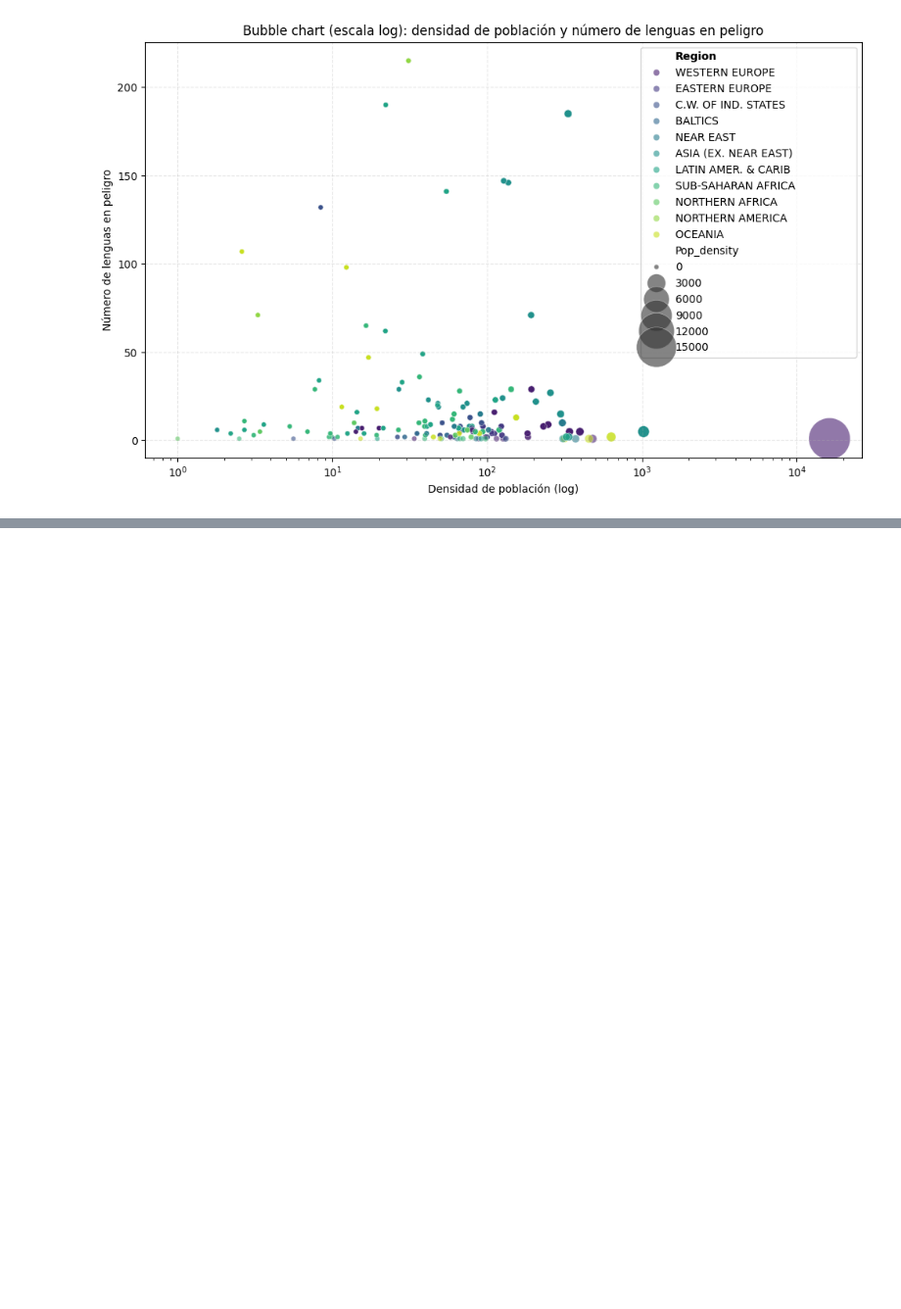
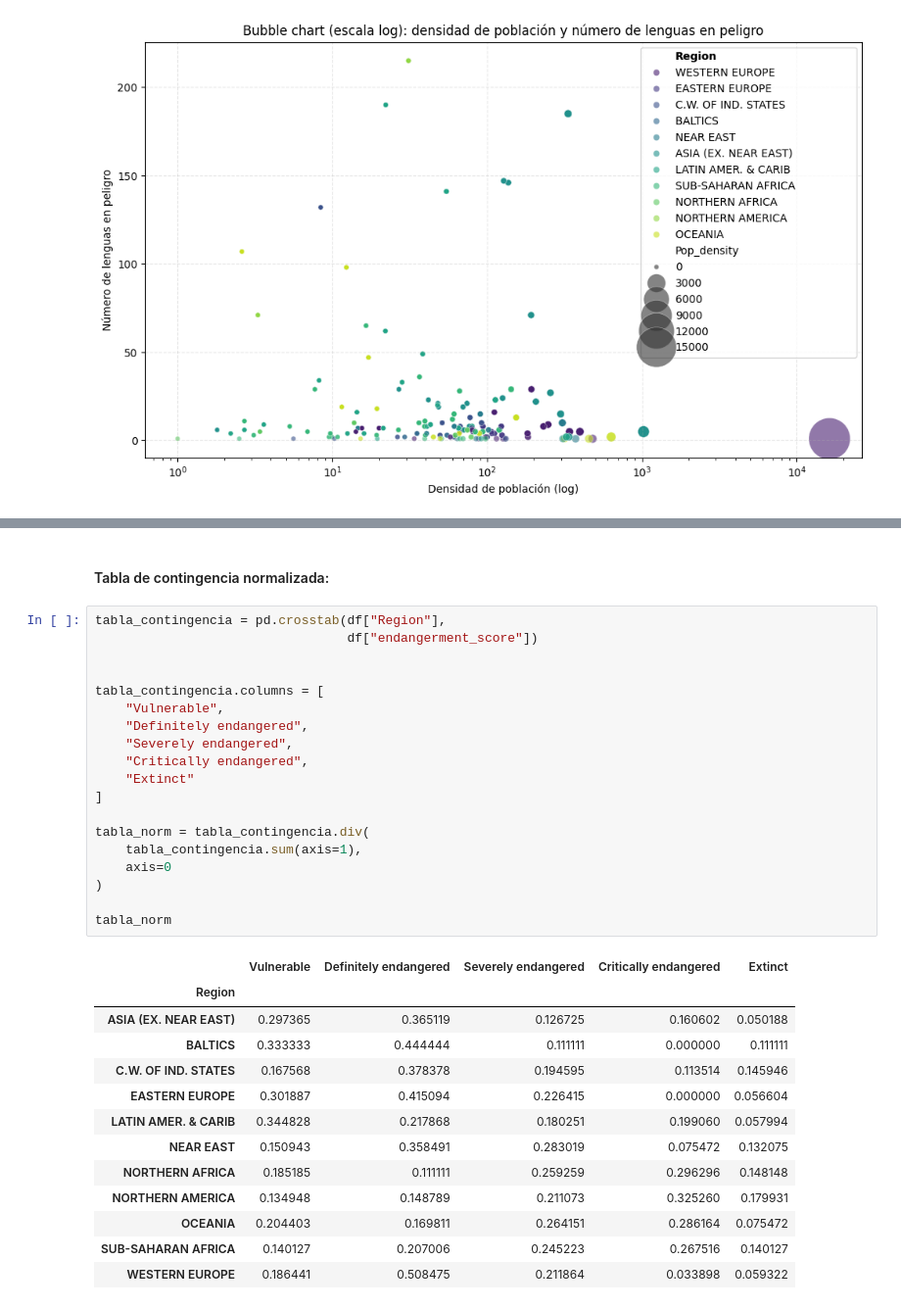
Before and after one commit to mrguezrodriguez/EDA_endangered_languages, a Jupyter notebook: main.ipynb, the cells around one changed output, grey strips where cells are left out. Shown at 98% size. Saved outputs shown, nothing was run; the diff lists cells and outputs as text; blank space fills up the shorter version.

```diff
--- a/main.ipynb
+++ b/main.ipynb
@@ -679,0 +686,35 @@ plt.show()
+# %% [markdown]
+#### Tabla de contingencia normalizada:
+# %%
+tabla_contingencia = pd.crosstab(df["Region"],
+                                 df["endangerment_score"])
+
+
+tabla_contingencia.columns = [
+    "Vulnerable",
+    "Definitely endangered",
+    "Severely endangered",
+    "Critically endangered",
+    "Extinct"
+]
+
+tabla_norm = tabla_contingencia.div(
+    tabla_contingencia.sum(axis=1),
+    axis=0
+)
+
+tabla_norm
+# %% [output]
+|  | Vulnerable | Definitely endangered | Severely endangered | Critically endangered | Extinct |
+| Region |  |  |  |  |  |
+| ASIA (EX. NEAR EAST) | 0.297365 | 0.365119 | 0.126725 | 0.160602 | 0.050188 |
+| BALTICS | 0.333333 | 0.444444 | 0.111111 | 0.000000 | 0.111111 |
+| C.W. OF IND. STATES | 0.167568 | 0.378378 | 0.194595 | 0.113514 | 0.145946 |
+| EASTERN EUROPE | 0.301887 | 0.415094 | 0.226415 | 0.000000 | 0.056604 |
+| LATIN AMER. & CARIB | 0.344828 | 0.217868 | 0.180251 | 0.199060 | 0.057994 |
+| NEAR EAST | 0.150943 | 0.358491 | 0.283019 | 0.075472 | 0.132075 |
+| NORTHERN AFRICA | 0.185185 | 0.111111 | 0.259259 | 0.296296 | 0.148148 |
+| NORTHERN AMERICA | 0.134948 | 0.148789 | 0.211073 | 0.325260 | 0.179931 |
+| OCEANIA | 0.204403 | 0.169811 | 0.264151 | 0.286164 | 0.075472 |
+| SUB-SAHARAN AFRICA | 0.140127 | 0.207006 | 0.245223 | 0.267516 | 0.140127 |
+| WESTERN EUROPE | 0.186441 | 0.508475 | 0.211864 | 0.033898 | 0.059322 |
```
Also changed, not shown: parts of 22 cells of this notebook, 10 other files.
